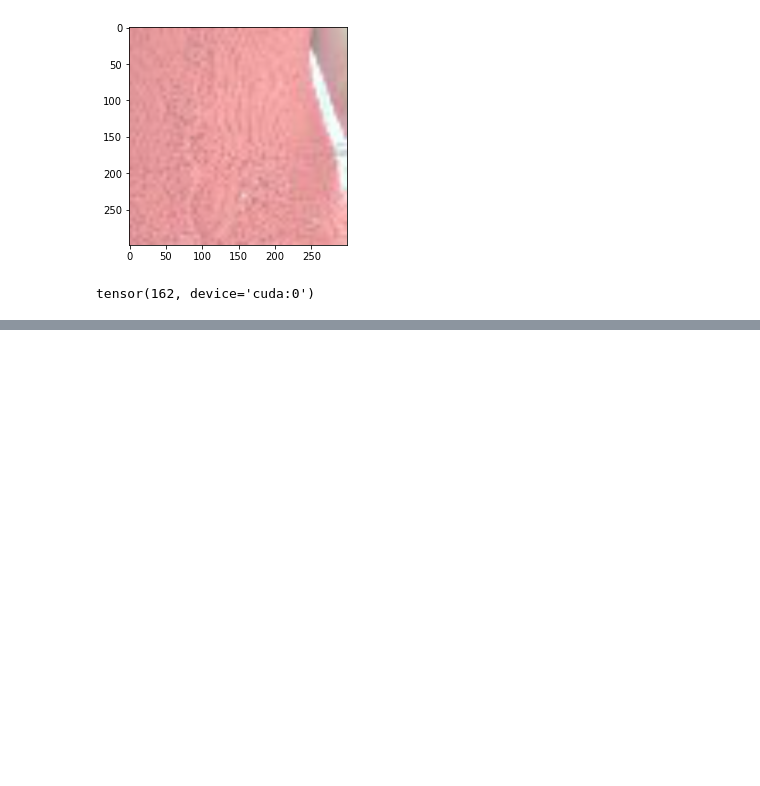
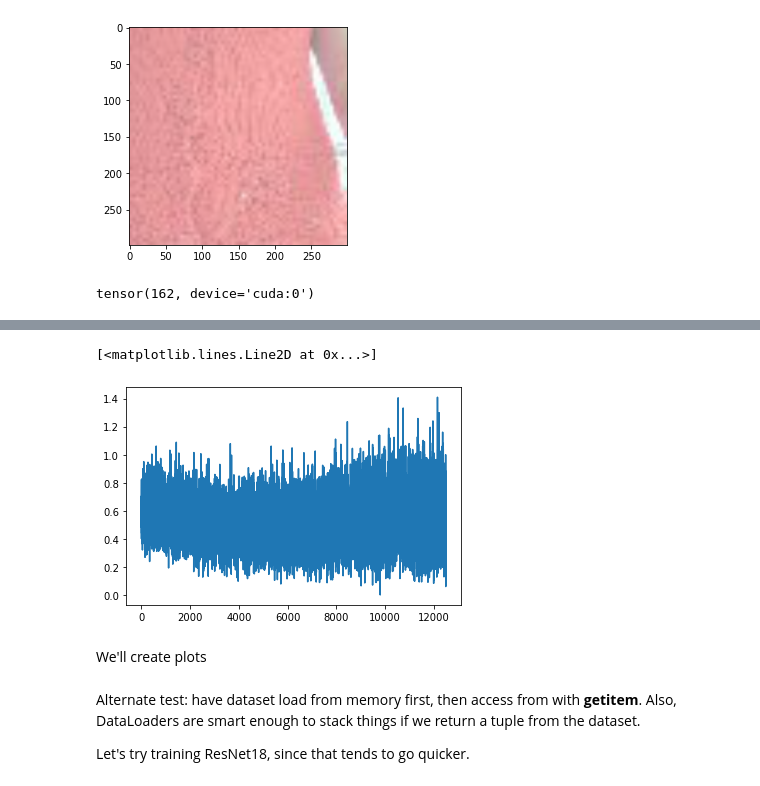
Before and after one commit to g-peery/stability-training, a Jupyter notebook: Model.ipynb, the cells around one changed output, grey strips where cells are left out. Drawn from its saved outputs; the diff is of its cells as text; code cells hidden in the pictures; blank space fills up the shorter version.

```diff
--- a/Model.ipynb
+++ b/Model.ipynb
@@ -955,0 +991,15 @@ fig.show()
+# %%
+class TripletRanker(nn.Module):
+    """Triplet ranking model."""
+
+    def __init__(self, model):
+        """Creates a triplet ranker out of the model."""
+        super().__init__()
+        self.model = model
+
+    def forward(self, queries, positives, negatives):
+        """Send batch of triplets through."""
+        queries_encode = self.model(queries)
+        positives_encode = self.model(positives)
+        negatives_encode = self.model(negatives)
+        return queries_encode, positives_encode, negatives_encode
@@ -955,0 +1008,12 @@ fig.show()
+# %%
+bare_inception = torchvision.models.inception_v3(
+    pretrained=True,
+    aux_logits=False
+)
+for param in bare_inception.parameters():
+    param.requires_grad = False
+bare_inception.fc = nn.Linear(2048, 16)
+
+model = TripletRanker(bare_inception).to(device)
+# %%
+optimizer = optim.Adam(model.parameters())
@@ -955,0 +1108,7 @@ fig.show()
+# %%
+plt.plot(triplet_result.train_loss_history)
+# %% [output]
+[<matplotlib.lines.Line2D at 0x...>]
+[figure, added]
+# %% [markdown]
+We'll create plots
@@ -955,0 +1213,4 @@ fig.show()
+# %% [markdown]
+Alternate test: have dataset load from memory first, then access from with __getitem__. Also, DataLoaders are smart enough to stack things if we return a tuple from the dataset.
+
+Let's try training ResNet18, since that tends to go quicker.
```
Also changed, not shown: parts of 35 cells of this notebook.
